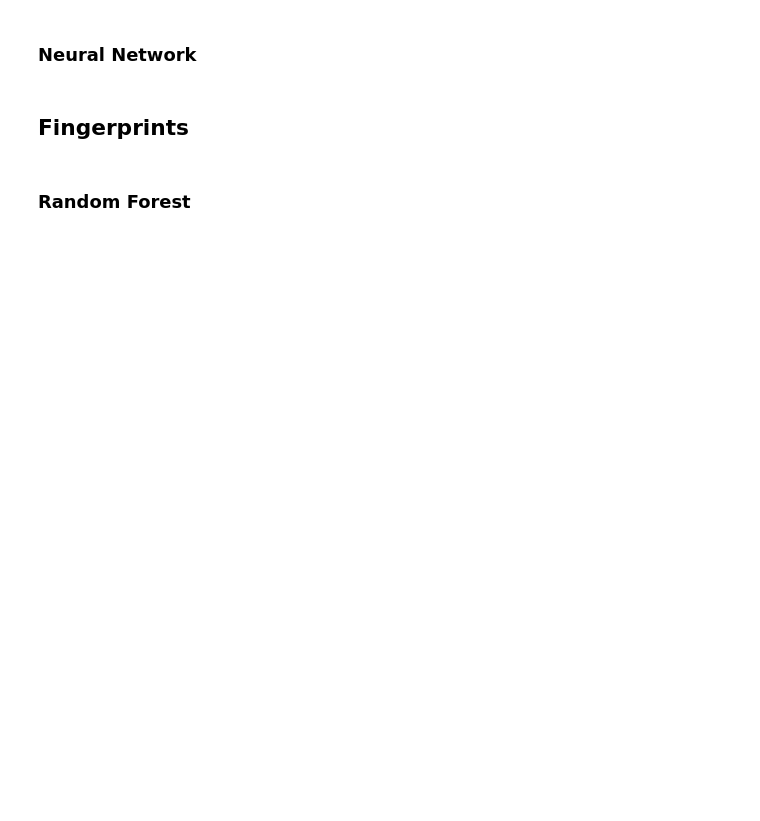
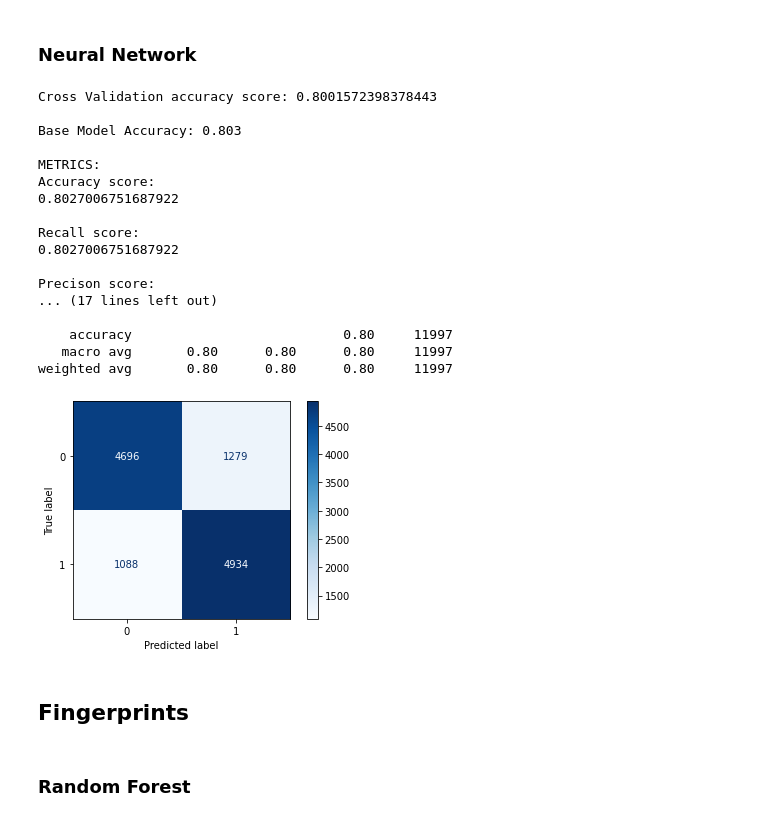
Before and after one commit to TiagoS16/SIB_SMILES, a Jupyter notebook: src/smiles/scripts/Etapa3.ipynb, the cells around one changed output. Drawn from its saved outputs; the diff is of its cells as text; code cells hidden in the pictures; blank space fills up the shorter version.

```diff
--- a/src/smiles/scripts/Etapa3.ipynb
+++ b/src/smiles/scripts/Etapa3.ipynb
@@ -178,3 +211,24 @@ ml(nn, descriptors_data_b, descriptors_label_b, params_nn)
+# %%
+ml(nn, descriptors_data_b, descriptors_label_b, None)
+# %% [output]
+Cross Validation accuracy score: 0.8001572398378443
+
+Base Model Accuracy: 0.803
+
+METRICS:
+Accuracy score:
+0.8027006751687922
+
+Recall score:
+0.8027006751687922
+
+Precison score:
+... (17 lines left out)
+
+    accuracy                           0.80     11997
+   macro avg       0.80      0.80      0.80     11997
+weighted avg       0.80      0.80      0.80     11997
+[figure, added]
 # %% [markdown]
 ## Fingerprints
 # %% [markdown]
```
Also changed, not shown: parts of 41 cells of this notebook.
